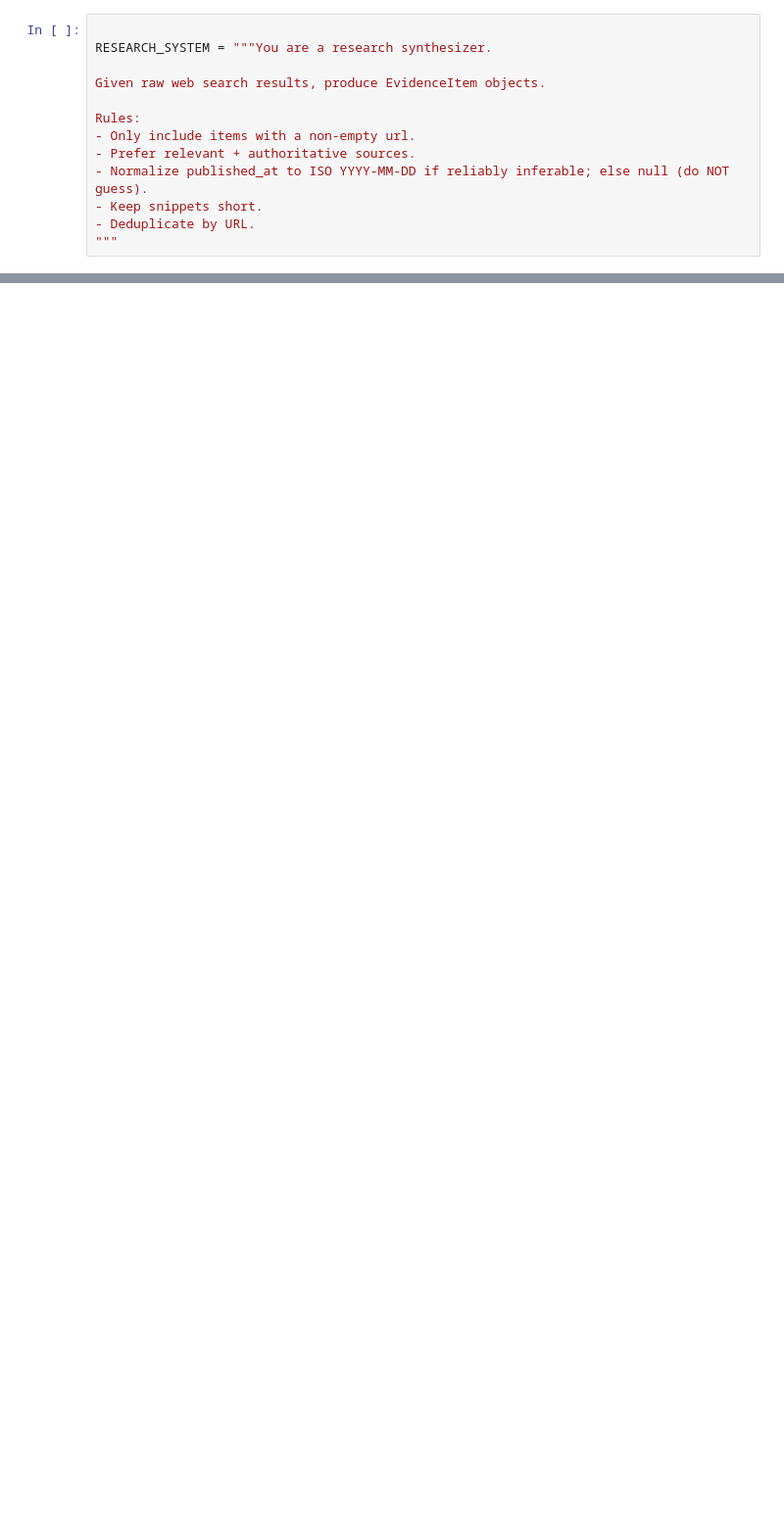
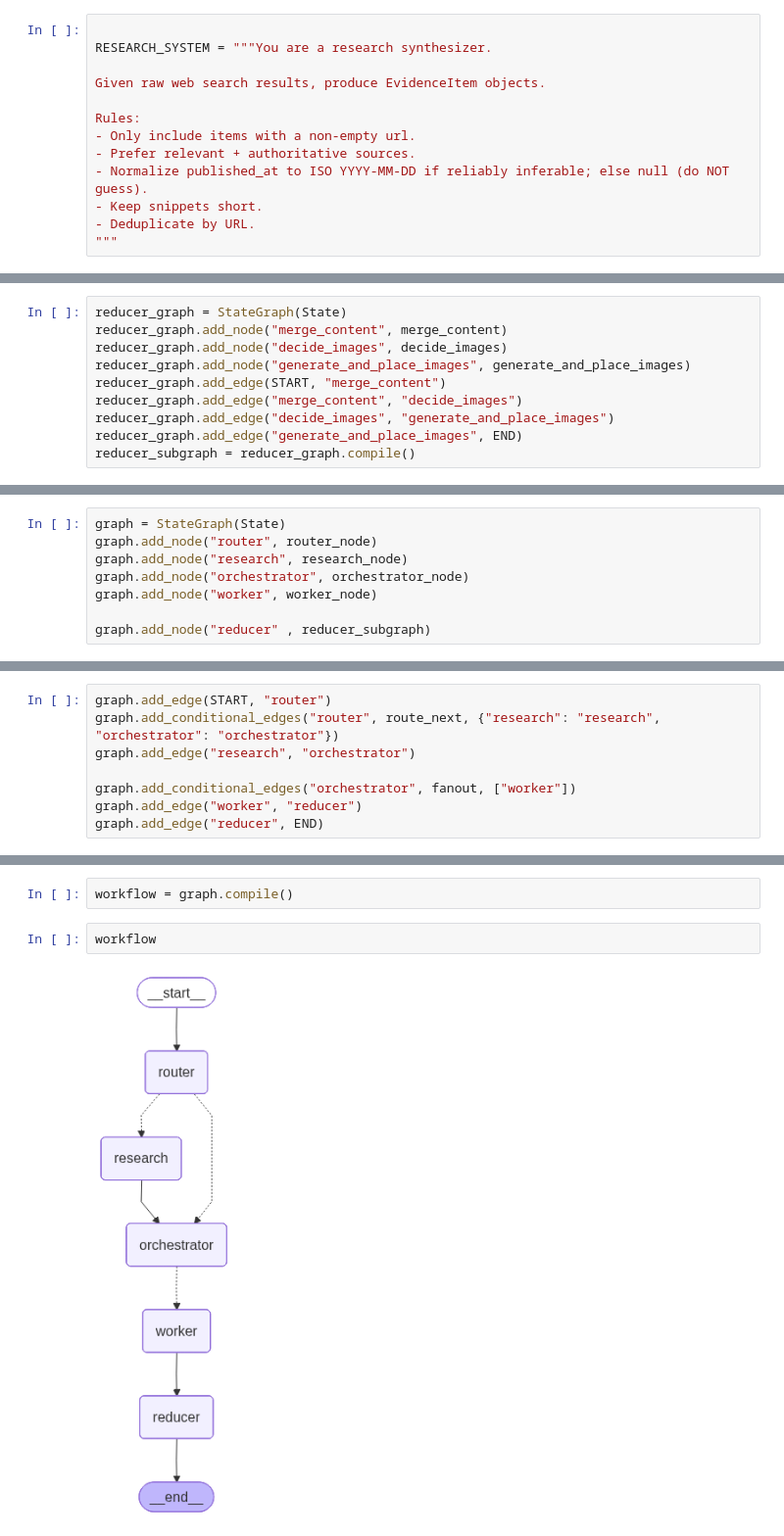
Before and after one commit to Swaraj07082/BlogAgent, a Jupyter notebook: bwa.ipynb, the cells around one changed output, grey strips where cells are left out. Shown at 98% size. Saved outputs shown, nothing was run; the diff lists cells and outputs as text; blank space fills up the shorter version.

Commit message:
workflow complete

```diff
--- a/bwa.ipynb
+++ b/bwa.ipynb
@@ -220,0 +538,10 @@ def research_node(state : State) -> State:
+# %%
+reducer_graph = StateGraph(State)
+reducer_graph.add_node("merge_content", merge_content)
+reducer_graph.add_node("decide_images", decide_images)
+reducer_graph.add_node("generate_and_place_images", generate_and_place_images)
+reducer_graph.add_edge(START, "merge_content")
+reducer_graph.add_edge("merge_content", "decide_images")
+reducer_graph.add_edge("decide_images", "generate_and_place_images")
+reducer_graph.add_edge("generate_and_place_images", END)
+reducer_subgraph = reducer_graph.compile()
@@ -220,0 +552,8 @@ def research_node(state : State) -> State:
+# %%
+graph = StateGraph(State)
+graph.add_node("router", router_node)
+graph.add_node("research", research_node)
+graph.add_node("orchestrator", orchestrator_node)
+graph.add_node("worker", worker_node)
+
+graph.add_node("reducer" , reducer_subgraph)
@@ -220,0 +562,8 @@ def research_node(state : State) -> State:
+# %%
+graph.add_edge(START, "router")
+graph.add_conditional_edges("router", route_next, {"research": "research", "orchestrator": "orchestrator"})
+graph.add_edge("research", "orchestrator")
+
+graph.add_conditional_edges("orchestrator", fanout, ["worker"])
+graph.add_edge("worker", "reducer")
+graph.add_edge("reducer", END)
@@ -220,0 +572,6 @@ def research_node(state : State) -> State:
+# %%
+workflow = graph.compile()
+# %%
+workflow
+# %% [output]
+[figure, added]
```
Also changed, not shown: parts of 29 cells of this notebook.
